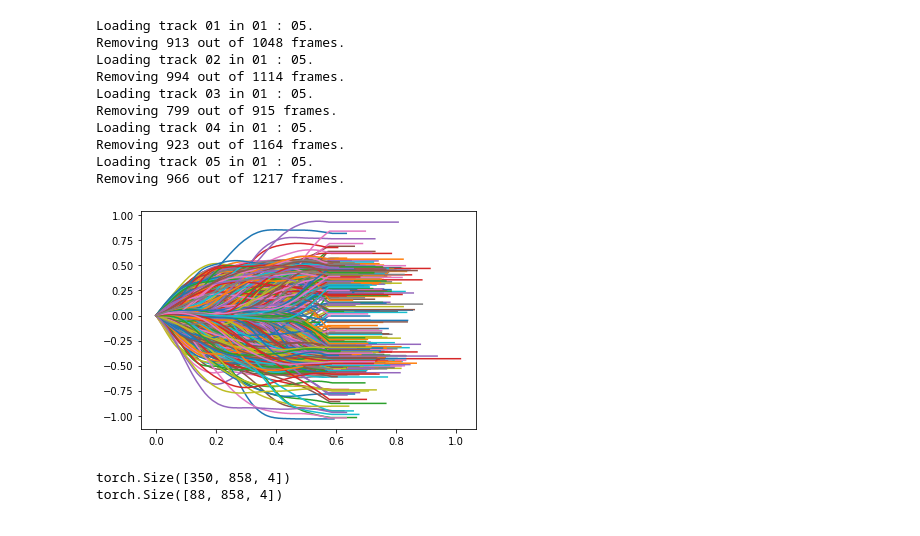
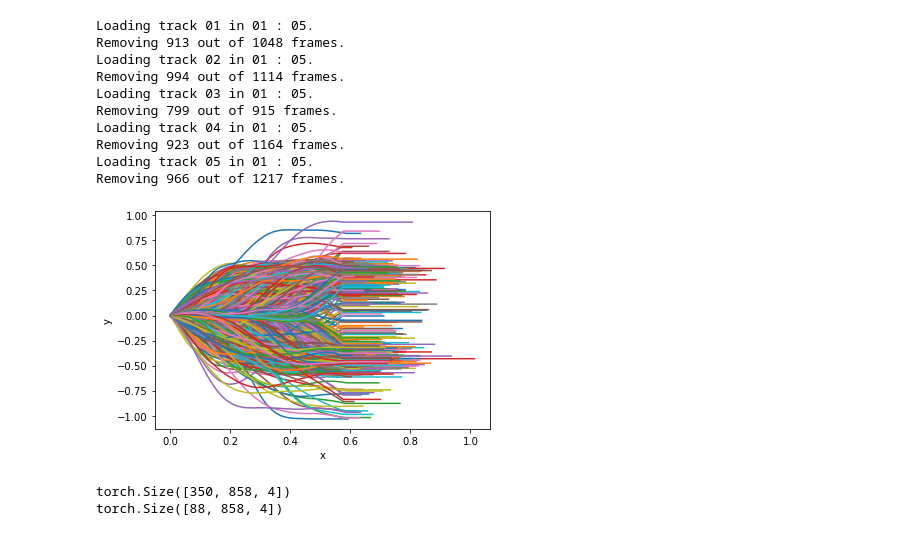
Before and after one commit to parachutel/bayes-by-backprop, a Jupyter notebook: data/highD_dataProcess_testbed.ipynb, the cells around one changed output. Cells and saved outputs as stored; diff of their text form; code cells hidden in the pictures.

```diff
--- a/data/highD_dataProcess_testbed.ipynb
+++ b/data/highD_dataProcess_testbed.ipynb
@@ -43,9 +43,12 @@ combine = combine_data(all_tracks, options)
 # %%
 import matplotlib.pyplot as plt
 plt.plot(combine['x'].T,combine['y'].T)
+plt.xlabel('x')
+plt.ylabel('y')
+plt.savefig('traj_demo.pdf')
 plt.show()
 # %% [output]
-[figure, old version]
+[figure, new version]
 # %%
 data_tensor = feature_dict_to_tensor(combine, options)
 print(data_tensor.shape)
```
Also changed, not shown: 2 other files.
